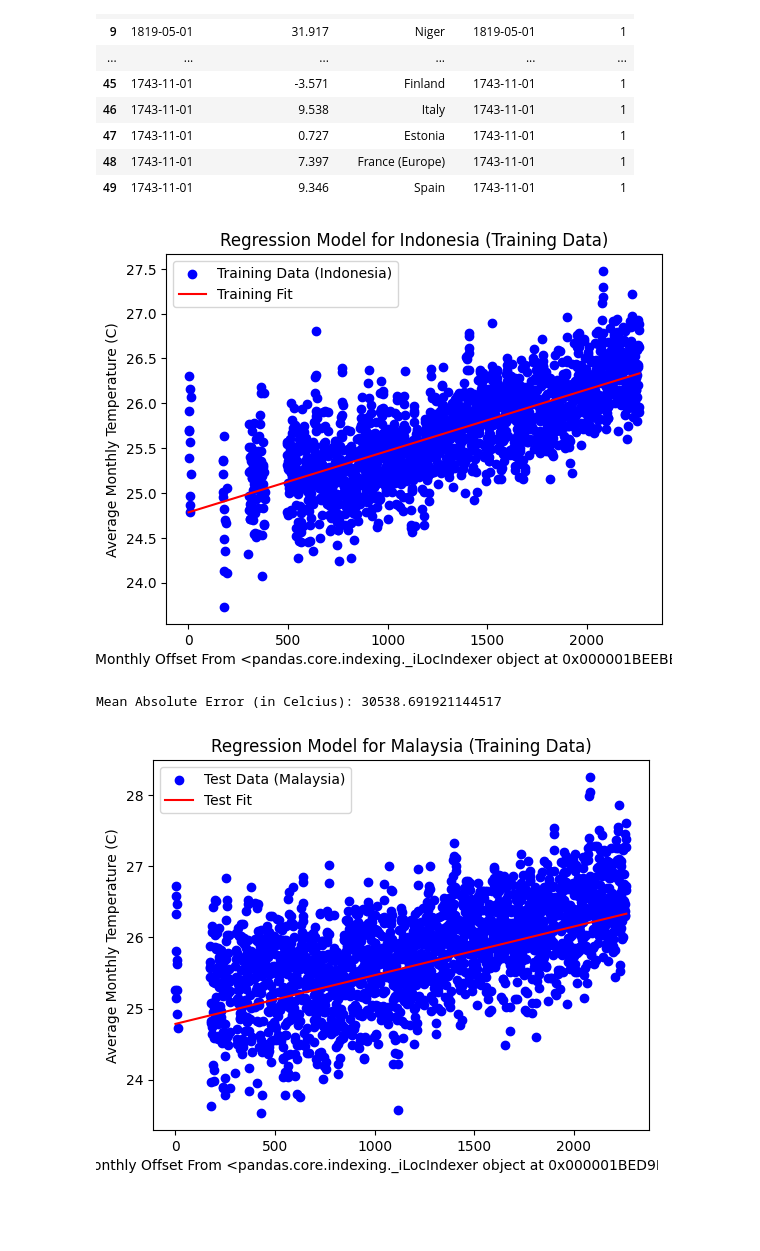
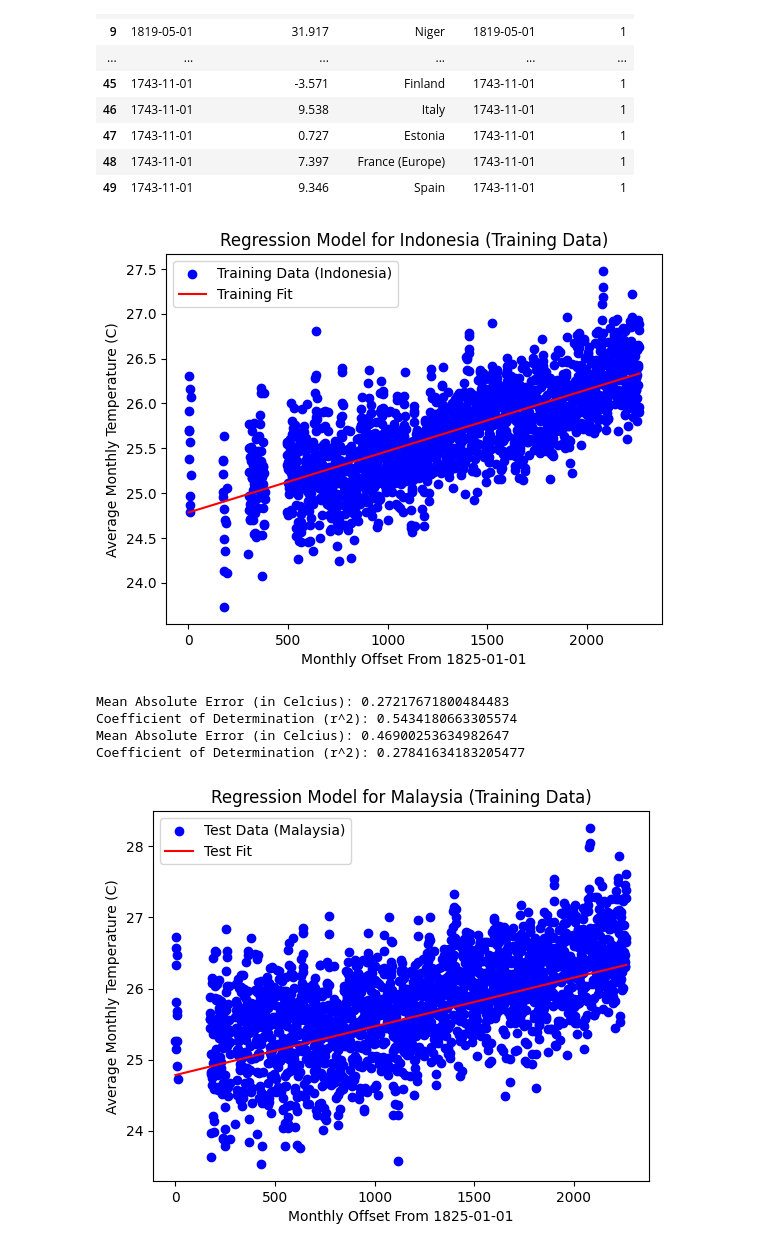
Before and after one commit to unc-ml-climate-project/ML-Climate-Project, a Jupyter notebook: models/country_temperature_models.ipynb, the cells around one changed output. Saved outputs shown, nothing was run; the diff lists cells and outputs as text; code cells hidden in the pictures; blank space fills up the shorter version.

Commit message:
Fix comparison between train and test country

```diff
--- a/models/country_temperature_models.ipynb
+++ b/models/country_temperature_models.ipynb
@@ -60,39 +60,54 @@ else:
     Y_test = test_data['AverageTemperature'].values.reshape(-1, 1)
 
     # Generate linear coefficients on training data (with intercept)
     X_train_with_intercept = tf.concat([X_train, tf.ones([tf.shape(X_train)[0], 1])], axis=1)# Append a dummy feature of ones that is N x 1 (increase dimensionality to 2)
     beta_train_linear = linear_coefs(X_train_with_intercept, Y_train) # Run linear regression on X (including intercept) and outputs Y
     Y_train_prediction = tf.matmul(X_train_with_intercept, beta_train_linear)  # Multiply original inputs X by found features (dot product of input X with parameters produces output Y - beta[0] is slope and beta[1] is intercept)
 
     # Use calculated linear coefficients on training data
-    X_test_with_intercept = tf.concat([tf.ones((X_test.shape[0], 1)), X_test], axis=1)
-    Y_test_pred = tf.matmul(X_test_with_intercept, beta_train_linear)
+    X_test_with_intercept = tf.concat([X_test, tf.ones([tf.shape(X_test)[0], 1])], axis=1)# Append a dummy feature of ones that is N x 1 (increase dimensionality to 2)
+    Y_test_prediction = tf.matmul(X_test_with_intercept, beta_train_linear)
 
     # Plot for training data
     plt.scatter(X_train, Y_train, label=f"Training Data ({train_country})", color="blue")
     plt.plot(X_train, Y_train_prediction, label="Training Fit", color="red")
 
     plt.ylabel("Average Monthly Temperature (C)")
-    plt.xlabel(f"Monthly Offset From {train_data.sort_values(by='dt', ascending=True).iloc(0)}")
+    plt.xlabel(f"Monthly Offset From {train_data.sort_values(by='dt', ascending=True)['dt'].iloc[0]}")
     plt.title(f"Regression Model for {train_country} (Training Data)")
     plt.legend()
     plt.show()
 
+    # Evaluate accuracy of predictions on the training data
+    mae_train = mean_absolute_error(Y_train, Y_train_prediction.numpy())
+    print(f"Mean Absolute Error (in Celcius): {mae_train}")
+
+    # Evaluate coefficient of determination
+    r2_train = r2_score(Y_train, Y_train_prediction.numpy())
+    print(f"Coefficient of Determination (r^2): {r2_train}")
+
 # Testing plot
     # Evaluate accuracy of predictions on the test data
-    mae_test = mean_absolute_error(Y_test, Y_test_pred.numpy())
+    mae_test = mean_absolute_error(Y_test, Y_test_prediction.numpy())
     print(f"Mean Absolute Error (in Celcius): {mae_test}")
+
+    # Evaluate coefficient of determination
+    r2_test = r2_score(Y_test, Y_test_prediction.numpy())
+    print(f"Coefficient of Determination (r^2): {r2_test}")
 
     # Plot for test data
     plt.scatter(X_test, Y_test, label=f"Test Data ({test_country})", color="blue")
-    plt.plot(X_train, Y_train_prediction, label="Test Fit", color="red")
+    plt.plot(X_test, Y_test_prediction, label="Test Fit", color="red")
 
     plt.ylabel("Average Monthly Temperature (C)")
-    plt.xlabel(f"Monthly Offset From {test_data.sort_values(by='dt', ascending=True).iloc(0)}")
+    plt.xlabel(f"Monthly Offset From {test_data.sort_values(by='dt', ascending=True)['dt'].iloc[0]}")
     plt.title(f"Regression Model for {test_country} (Training Data)")
     plt.legend()
     plt.show()
 # %% [output]
-[figure, old version]
+[figure, new version]
-Mean Absolute Error (in Celcius): 30538.691921144517
+Mean Absolute Error (in Celcius): 0.27217671800484483
+Coefficient of Determination (r^2): 0.5434180663305574
+Mean Absolute Error (in Celcius): 0.46900253634982647
+Coefficient of Determination (r^2): 0.27841634183205477
-[figure, old version]
+[figure, new version]
```
Also changed, not shown: parts of 1 cell of this notebook.
